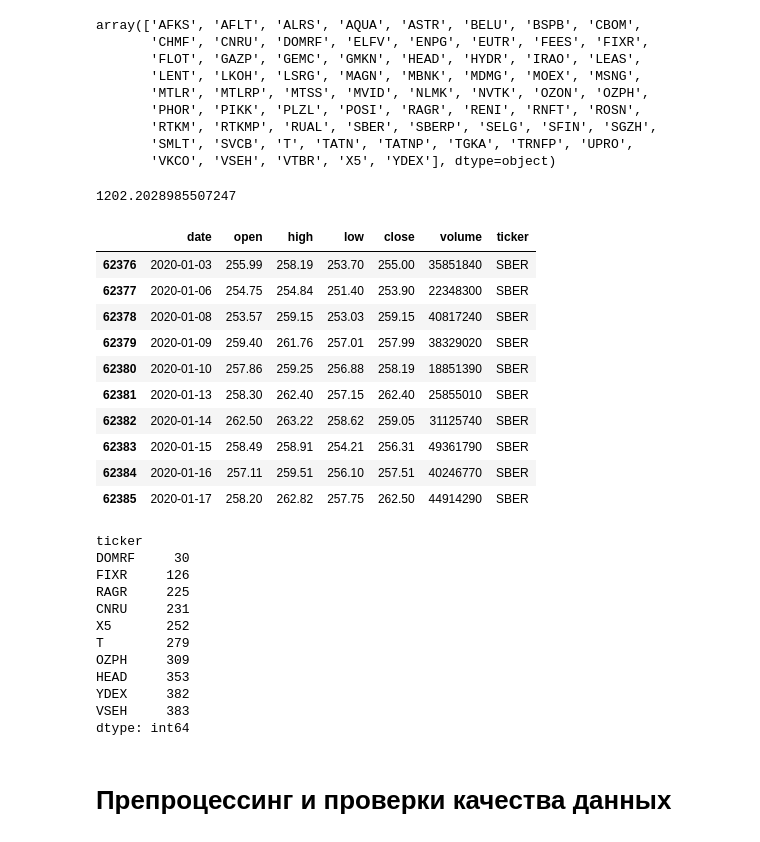
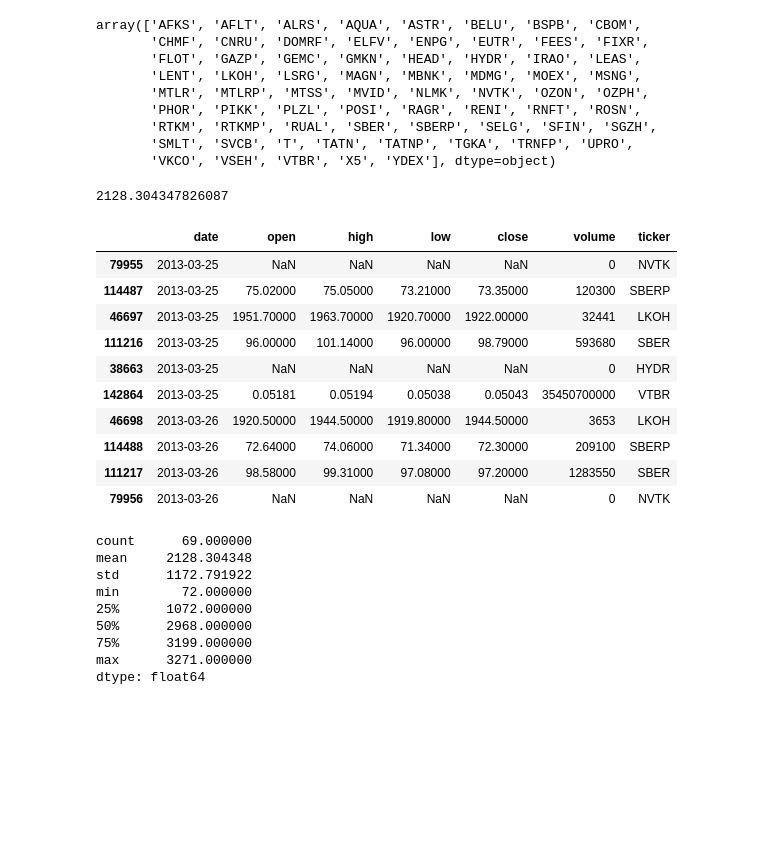
Before and after one commit to svetlana-terzeman/MOEX, a Jupyter notebook: Modeling/1. preproc.ipynb, the cells around one changed output. Drawn from its saved outputs; the diff is of its cells as text; code cells hidden in the pictures; blank space fills up the shorter version.

```diff
--- a/Modeling/1. preproc.ipynb
+++ b/Modeling/1. preproc.ipynb
@@ -256,7 +263,7 @@ def load_moex_universe(
 
 
 # Формируем сырой датасет по всему рынку
-df, skipped = load_moex_universe(tickers, start_date="2020-01-01")
+df, skipped = load_moex_universe(tickers, start_date="2010-01-01")
 
 # Первичный осмотр данных
 df.head()
@@ -295,36 +302,31 @@ array(['AFKS', 'AFLT', 'ALRS', 'AQUA', 'ASTR', 'BELU', 'BSPB', 'CBOM',
 # %%
 df.shape[0]/69
 # %% [output]
-1202.2028985507247
+2128.304347826087
 # %%
-df[df['ticker'] =='SBER'].head(10)
+df[df['ticker'] =='SBER'].sort_values(by=['date']).head(10)
 # %% [output]
 |  | date | open | high | low | close | volume | ticker |
-| 62376 | 2020-01-03 | 255.99 | 258.19 | 253.70 | 255.00 | 35851840 | SBER |
-| 62377 | 2020-01-06 | 254.75 | 254.84 | 251.40 | 253.90 | 22348300 | SBER |
-| 62378 | 2020-01-08 | 253.57 | 259.15 | 253.03 | 259.15 | 40817240 | SBER |
-| 62379 | 2020-01-09 | 259.40 | 261.76 | 257.01 | 257.99 | 38329020 | SBER |
-| 62380 | 2020-01-10 | 257.86 | 259.25 | 256.88 | 258.19 | 18851390 | SBER |
-| 62381 | 2020-01-13 | 258.30 | 262.40 | 257.15 | 262.40 | 25855010 | SBER |
-| 62382 | 2020-01-14 | 262.50 | 263.22 | 258.62 | 259.05 | 31125740 | SBER |
-| 62383 | 2020-01-15 | 258.49 | 258.91 | 254.21 | 256.31 | 49361790 | SBER |
-| 62384 | 2020-01-16 | 257.11 | 259.51 | 256.10 | 257.51 | 40246770 | SBER |
-| 62385 | 2020-01-17 | 258.20 | 262.82 | 257.75 | 262.50 | 44914290 | SBER |
+| 79955 | 2013-03-25 | NaN | NaN | NaN | NaN | 0 | NVTK |
+| 114487 | 2013-03-25 | 75.02000 | 75.05000 | 73.21000 | 73.35000 | 120300 | SBERP |
+| 46697 | 2013-03-25 | 1951.70000 | 1963.70000 | 1920.70000 | 1922.00000 | 32441 | LKOH |
+| 111216 | 2013-03-25 | 96.00000 | 101.14000 | 96.00000 | 98.79000 | 593680 | SBER |
+| 38663 | 2013-03-25 | NaN | NaN | NaN | NaN | 0 | HYDR |
+| 142864 | 2013-03-25 | 0.05181 | 0.05194 | 0.05038 | 0.05043 | 35450700000 | VTBR |
+| 46698 | 2013-03-26 | 1920.50000 | 1944.50000 | 1919.80000 | 1944.50000 | 3653 | LKOH |
+| 114488 | 2013-03-26 | 72.64000 | 74.06000 | 71.34000 | 72.30000 | 209100 | SBERP |
+| 111217 | 2013-03-26 | 98.58000 | 99.31000 | 97.08000 | 97.20000 | 1283550 | SBER |
+| 79956 | 2013-03-26 | NaN | NaN | NaN | NaN | 0 | NVTK |
 # %%
-df.groupby('ticker').size().sort_values().head(10)
+df.groupby('ticker').size().sort_values().describe()#.head(10)
 # %% [output]
-ticker
-DOMRF     30
-FIXR     126
-RAGR     225
-CNRU     231
-X5       252
-T        279
-OZPH     309
-HEAD     353
-YDEX     382
-VSEH     383
-dtype: int64
+count      69.000000
+mean     2128.304348
+std      1172.791922
+min        72.000000
+25%      1072.000000
+50%      2968.000000
+75%      3199.000000
+max      3271.000000
+dtype: float64
-# %% [markdown]
-# Препроцессинг и проверки качества данных
 # %%
```
Also changed, not shown: parts of 7 cells of this notebook, 13 other files.
